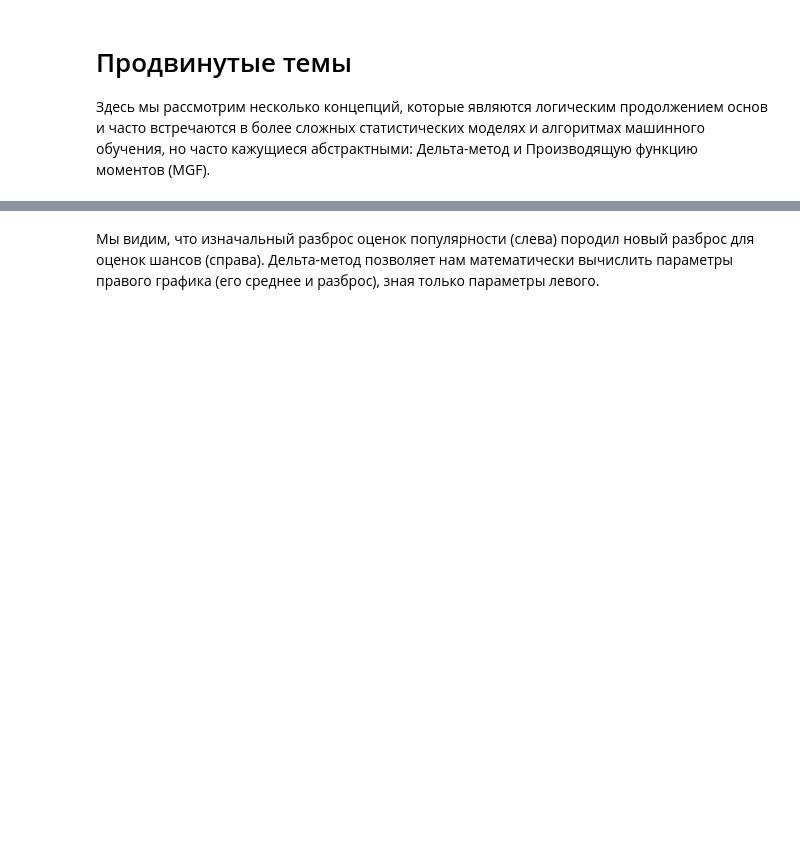
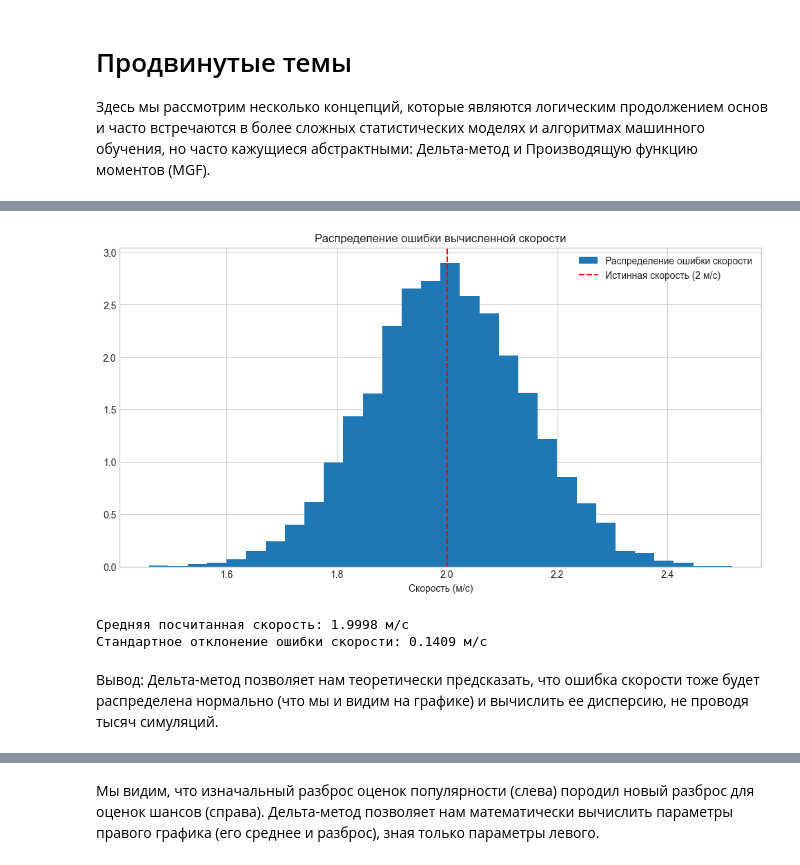
Before and after one commit to Gustaros/prerequisite-knowledge, a Jupyter notebook: mathematics-and-statistics/_build/jupyter_execute/methods/probability-and-statistics/advanced.ipynb, the cells around one changed output, grey strips where cells are left out. Drawn from its saved outputs; the diff is of its cells as text; code cells hidden in the pictures; blank space fills up the shorter version.

```diff
--- a/mathematics-and-statistics/_build/jupyter_execute/methods/probability-and-statistics/advanced.ipynb
+++ b/mathematics-and-statistics/_build/jupyter_execute/methods/probability-and-statistics/advanced.ipynb
@@ -5 +29,34 @@
+# %%
+# Симулируем "истинное" движение машины
+true_position = np.arange(0, 100, 2) # Каждую секунду машина проезжает 2 метра
+
+# Симулируем 10000 "зашумленных" измерений для каждой точки
+# Ошибка измерения распределена нормально со средним 0 и ст. отклонением 0.1м
+n_simulations = 10000
+error = np.random.normal(loc=0, scale=0.1, size=(len(true_position), n_simulations))
+measured_position = true_position[:, np.newaxis] + error
+
+# Рассчитываем 10000 "зашумленных" скоростей
+# Скорость = (Позиция(t) - Позиция(t-1)) / 1 секунда
+measured_speeds = measured_position[1:, :] - measured_position[:-1, :]
+# Возьмем скорости в середине пути для примера
+sample_of_speeds = measured_speeds[25, :]
+
+# Визуализация
+plt.figure(figsize=(12, 6))
+plt.hist(sample_of_speeds, bins=30, density=True, label='Распределение ошибки скорости')
+plt.axvline(2.0, color='red', linestyle='--', label='Истинная скорость (2 м/с)')
+plt.title('Распределение ошибки вычисленной скорости')
+plt.xlabel('Скорость (м/с)')
+plt.legend()
+plt.show()
+
+print(f"Средняя посчитанная скорость: {np.mean(sample_of_speeds):.4f} м/с")
+print(f"Стандартное отклонение ошибки скорости: {np.std(sample_of_speeds):.4f} м/с")
+# %% [output]
+[figure, added]
+Средняя посчитанная скорость: 1.9998 м/с
+Стандартное отклонение ошибки скорости: 0.1409 м/с
+# %% [markdown]
+Вывод: Дельта-метод позволяет нам теоретически предсказать, что ошибка скорости тоже будет распределена нормально (что мы и видим на графике) и вычислить ее дисперсию, не проводя тысяч симуляций.
 # %% [markdown]
```
Also changed, not shown: parts of 9 cells of this notebook, 13 other files.
